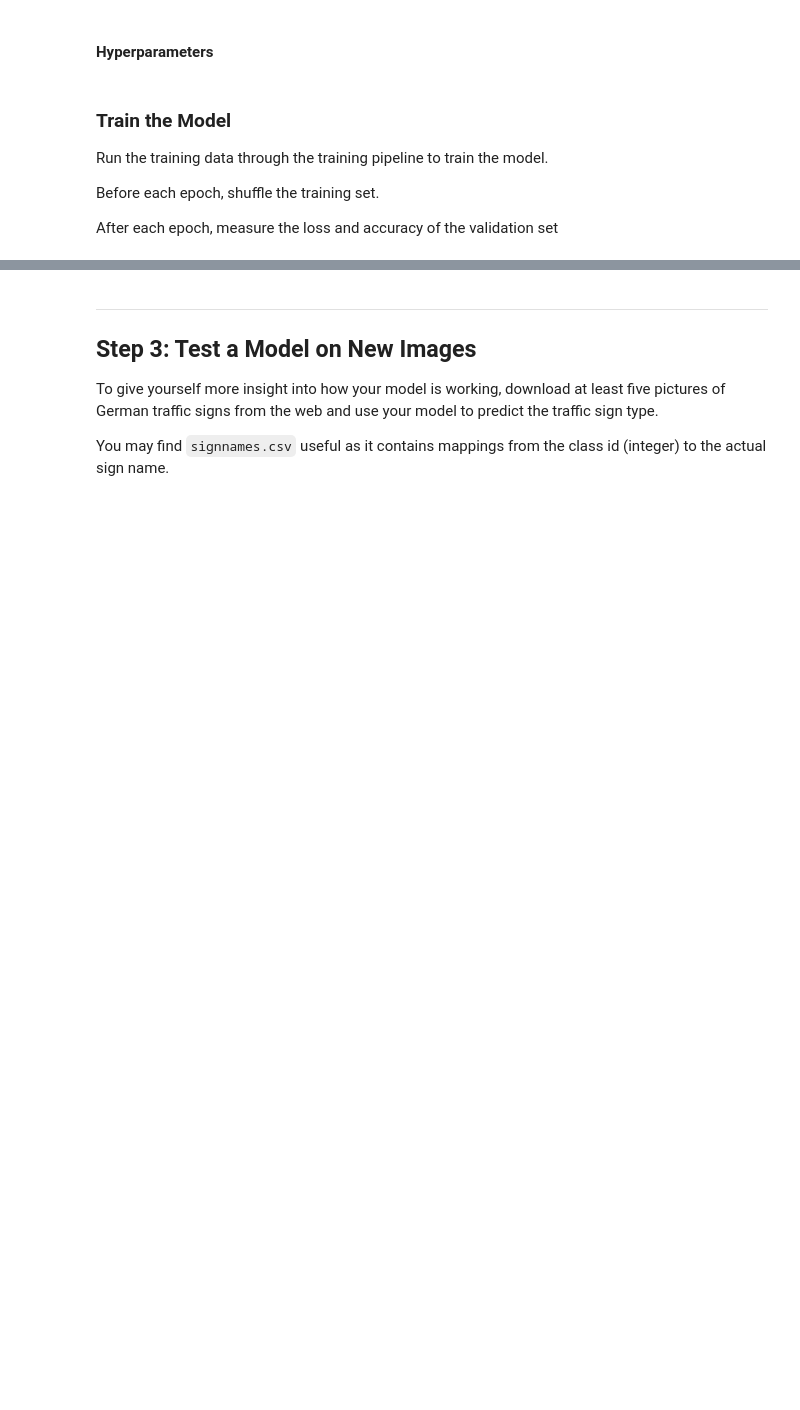
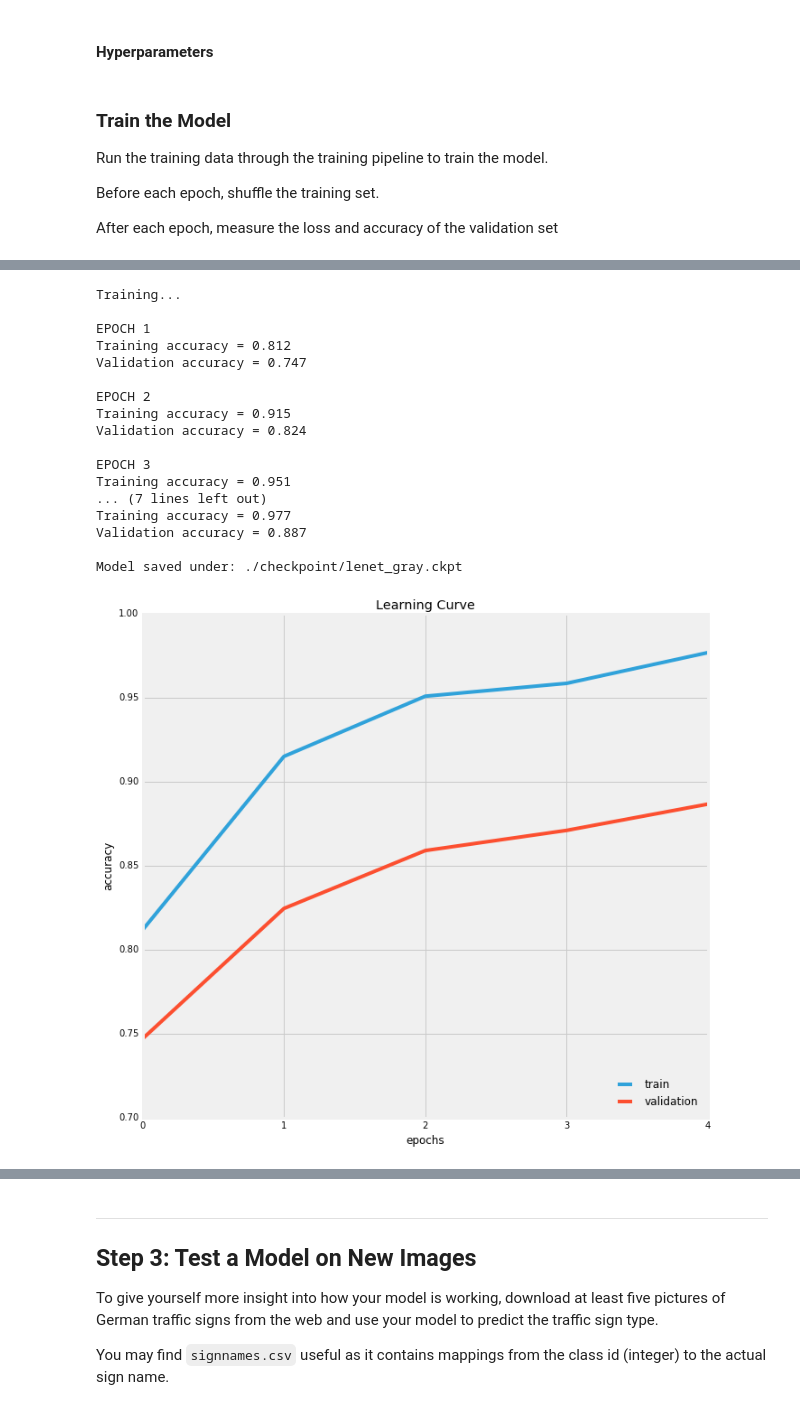
Before and after one commit to bentocin/sdcnd_traffic_sign_classifier, a Jupyter notebook: Traffic_Sign_Classifier.ipynb, the cells around one changed output, grey strips where cells are left out. Drawn from its saved outputs; the diff is of its cells as text; code cells hidden in the pictures; blank space fills up the shorter version.

```diff
--- a/Traffic_Sign_Classifier.ipynb
+++ b/Traffic_Sign_Classifier.ipynb
@@ -932,7 +969,27 @@ train(model, file_name="lenet_color.ckpt", epochs=EPOCHS, batch_size=BATCH_SIZE)
 # %%
 # LeNet for gray scale images
-train = preprocessing([gray_scale])
-model = build_graph(lenet_gray, learning_rate=LEARNING_RATE)
-train(model, train=train, file_name="lenet_gray.ckpt", epochs=EPOCHS, batch_size=BATCH_SIZE)
+train_data = preprocessing([gray_scale])
+valid_data = preprocessing([gray_scale], X=X_valid, y=y_valid_one_hot)
+model = build_graph(lenet_gray, learning_rate=LEARNING_RATE, image_shape=(32, 32, 1))
+train_model(model, train=train_data, valid=valid_data, file_name="lenet_gray.ckpt", epochs=EPOCHS, batch_size=BATCH_SIZE)
+# %% [output]
+Training...
+
+EPOCH 1
+Training accuracy = 0.812
+Validation accuracy = 0.747
+
+EPOCH 2
+Training accuracy = 0.915
+Validation accuracy = 0.824
+
+EPOCH 3
+Training accuracy = 0.951
+... (7 lines left out)
+Training accuracy = 0.977
+Validation accuracy = 0.887
+
+Model saved under: ./checkpoint/lenet_gray.ckpt
+[figure, added]
 # %%
 # LeNet with augmented images
```
Also changed, not shown: parts of 36 cells of this notebook, 41 other files.
